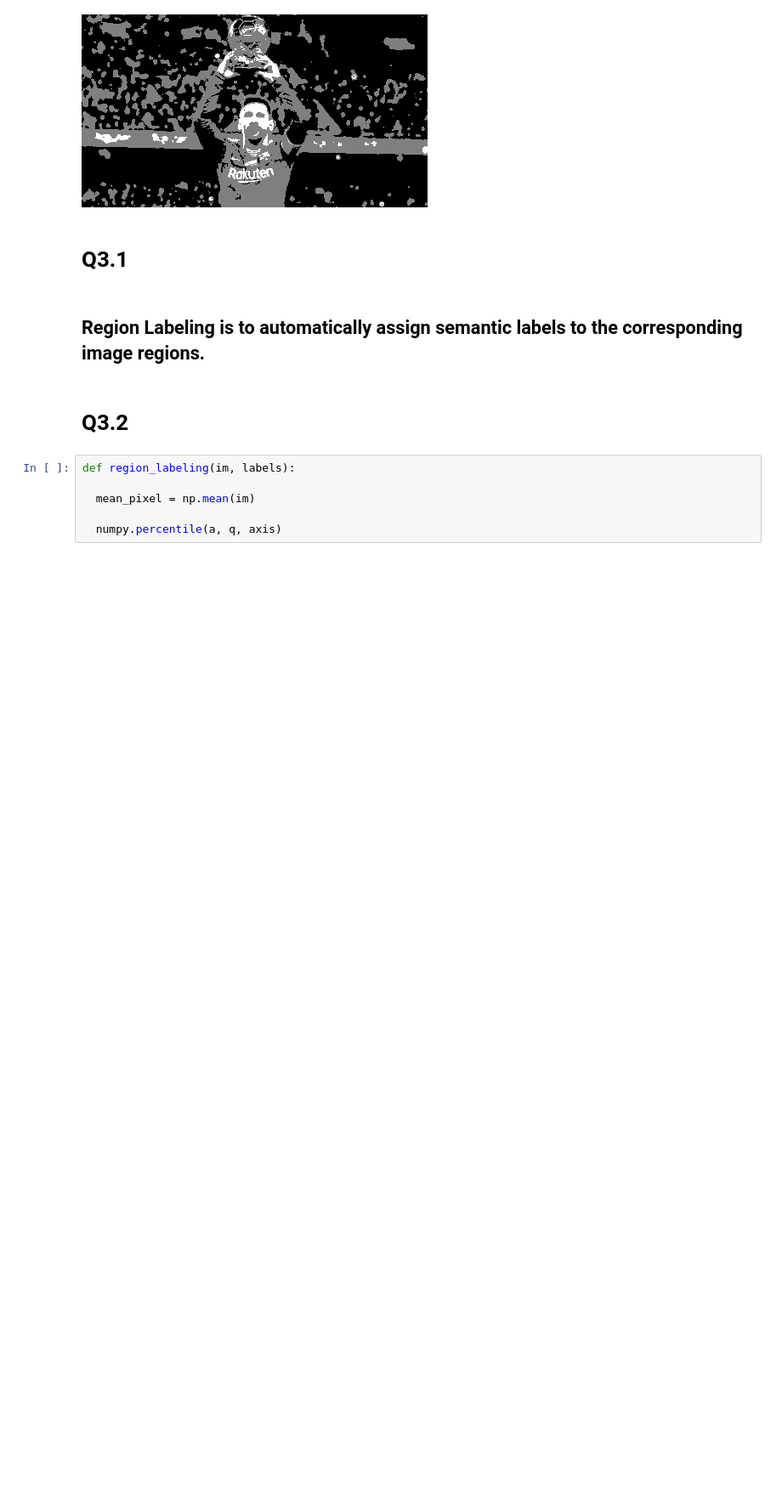
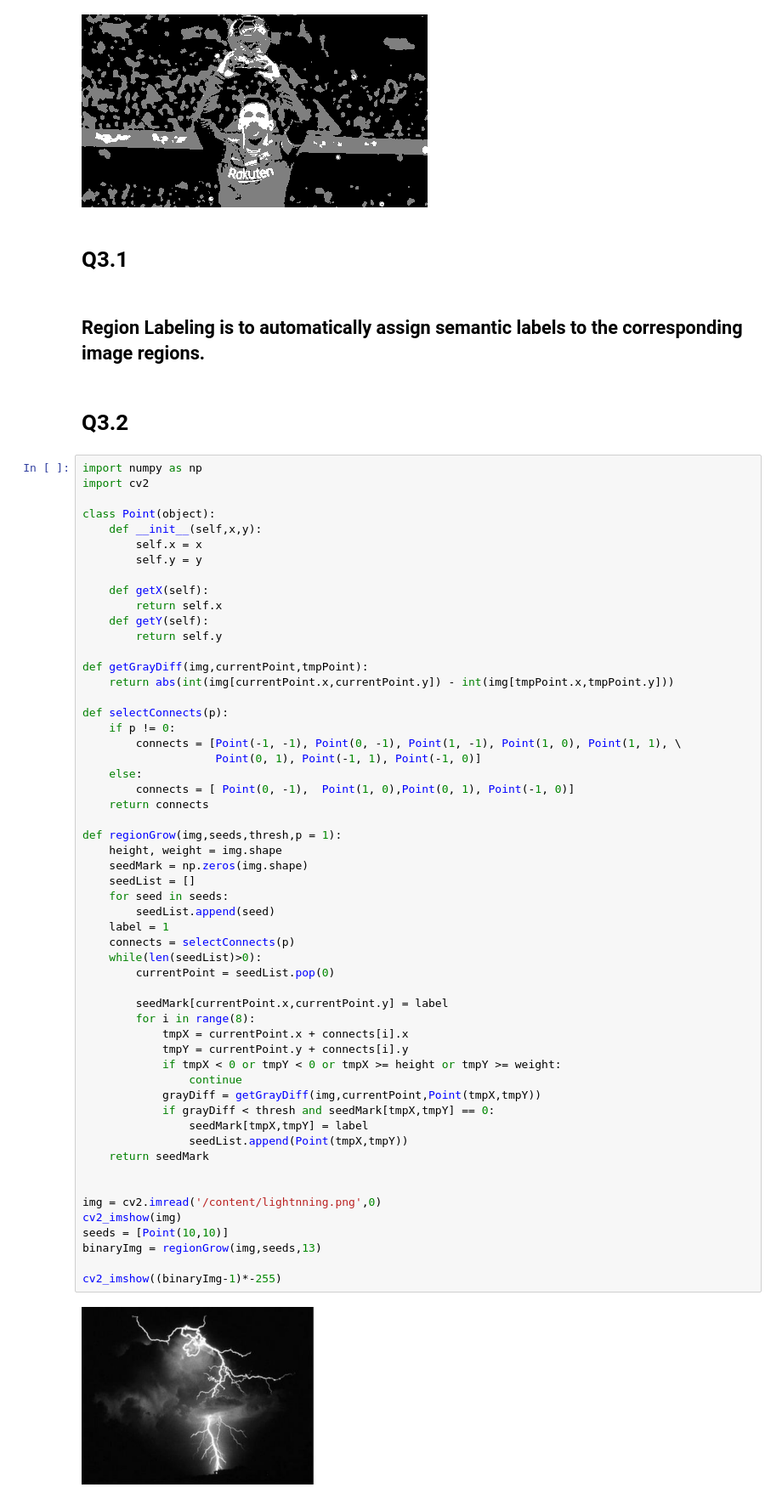
Before and after one commit to avner8943/bootcamp, a Jupyter notebook: DIP4.ipynb, the cells around one changed output. Shown: that part at 85% size. Drawn from its saved outputs; the diff is of its cells as text; blank space fills up the shorter version.

```diff
--- a/DIP4.ipynb
+++ b/DIP4.ipynb
@@ -82,9 +82,60 @@ cv2_imshow(im_th)
 ## Region Labeling is to automatically assign semantic labels to the corresponding image regions.
 # %% [markdown]
 # Q3.2
-# %%
-def region_labeling(im, labels):
-
-  mean_pixel = np.mean(im)
-
-  numpy.percentile(a, q, axis)
+# %%
+import numpy as np
+import cv2
+
+class Point(object):
+    def __init__(self,x,y):
+        self.x = x
+        self.y = y
+
+    def getX(self):
+        return self.x
+    def getY(self):
+        return self.y
+
+def getGrayDiff(img,currentPoint,tmpPoint):
+    return abs(int(img[currentPoint.x,currentPoint.y]) - int(img[tmpPoint.x,tmpPoint.y]))
+
+def selectConnects(p):
+    if p != 0:
+        connects = [Point(-1, -1), Point(0, -1), Point(1, -1), Point(1, 0), Point(1, 1), \
+                    Point(0, 1), Point(-1, 1), Point(-1, 0)]
+    else:
+        connects = [ Point(0, -1),  Point(1, 0),Point(0, 1), Point(-1, 0)]
+    return connects
+
+def regionGrow(img,seeds,thresh,p = 1):
+    height, weight = img.shape
+    seedMark = np.zeros(img.shape)
+    seedList = []
+    for seed in seeds:
+        seedList.append(seed)
+    label = 1
+    connects = selectConnects(p)
+    while(len(seedList)>0):
+        currentPoint = seedList.pop(0)
+
+        seedMark[currentPoint.x,currentPoint.y] = label
+        for i in range(8):
+            tmpX = currentPoint.x + connects[i].x
+            tmpY = currentPoint.y + connects[i].y
+            if tmpX < 0 or tmpY < 0 or tmpX >= height or tmpY >= weight:
+                continue
+            grayDiff = getGrayDiff(img,currentPoint,Point(tmpX,tmpY))
+            if grayDiff < thresh and seedMark[tmpX,tmpY] == 0:
+                seedMark[tmpX,tmpY] = label
+                seedList.append(Point(tmpX,tmpY))
+    return seedMark
+
+
+img = cv2.imread('/content/lightnning.png',0)
+cv2_imshow(img)
+seeds = [Point(10,10)]
+binaryImg = regionGrow(img,seeds,13)
+
+cv2_imshow((binaryImg-1)*-255)
+# %% [output]
+[figure, added]
```
Also changed, not shown: parts of 1 cell of this notebook.
